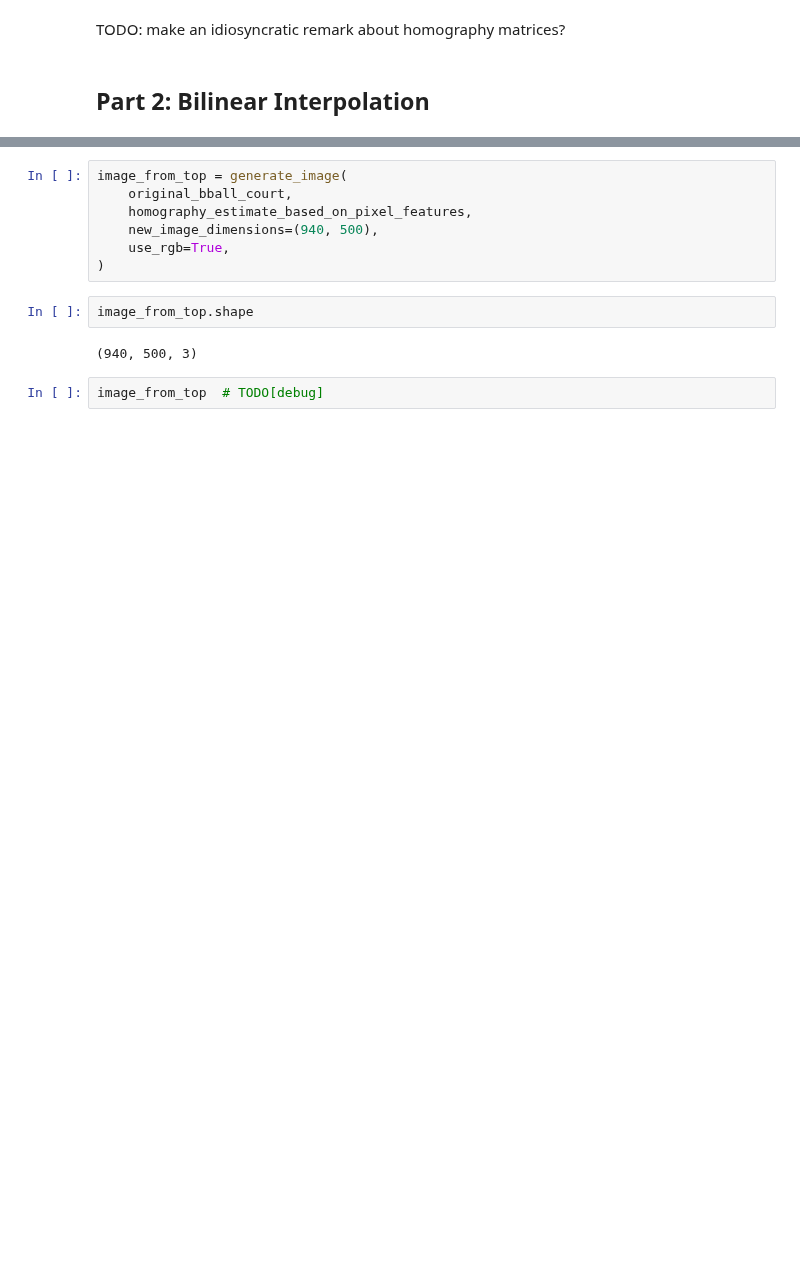
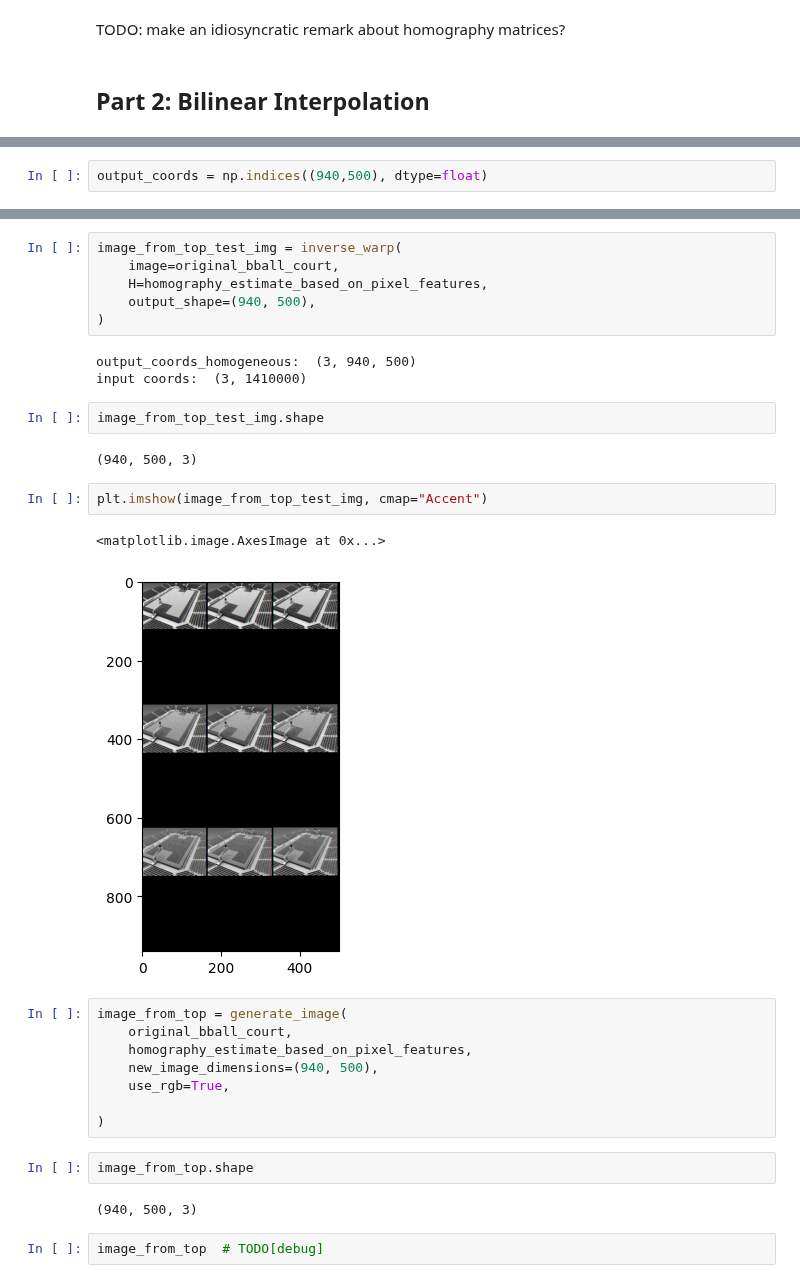
Before and after one commit to sraza-onshape/samaj-vision, a Jupyter notebook: Image-Warping-and-Point-Cloud-Rendering/code/experiments.ipynb, the cells around one changed output, grey strips where cells are left out. Drawn from its saved outputs; the diff is of its cells as text; blank space fills up the shorter version.

```diff
--- a/Image-Warping-and-Point-Cloud-Rendering/code/experiments.ipynb
+++ b/Image-Warping-and-Point-Cloud-Rendering/code/experiments.ipynb
@@ -344,3 +361,5 @@ def generate_image(
 
     # 4. done!
     return new_image
+# %%
+output_coords = np.indices((940,500), dtype=float)
@@ -347,9 +445,28 @@ def generate_image(
+# %%
+image_from_top_test_img = inverse_warp(
+    image=original_bball_court,
+    H=homography_estimate_based_on_pixel_features,
+    output_shape=(940, 500),
+)
+# %% [output]
+output_coords_homogeneous:  (3, 940, 500)
+input coords:  (3, 1410000)
+# %%
+image_from_top_test_img.shape
+# %% [output]
+(940, 500, 3)
+# %%
+plt.imshow(image_from_top_test_img, cmap="Accent")
+# %% [output]
+<matplotlib.image.AxesImage at 0x...>
+[figure, added]
 # %%
 image_from_top = generate_image(
     original_bball_court,
     homography_estimate_based_on_pixel_features,
     new_image_dimensions=(940, 500),
     use_rgb=True,
+
 )
 # %%
 image_from_top.shape
```
Also changed, not shown: parts of 18 cells of this notebook, 1 other file.
